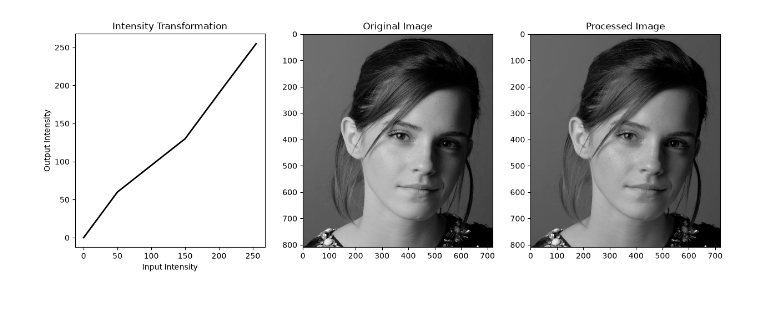
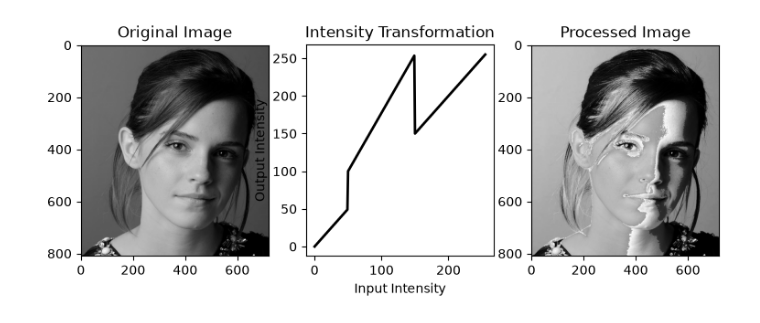
Before and after one commit to Isira-Himal-Perera/EN3160-Image-Processing-and-Computer-Vision, a Jupyter notebook: assignment-01/230486A_a01.ipynb, the cells around one changed output. Drawn from its saved outputs; the diff is of its cells as text; code cells hidden in the pictures.

```diff
--- a/assignment-01/230486A_a01.ipynb
+++ b/assignment-01/230486A_a01.ipynb
@@ -1,31 +1,41 @@
 # %%
 import numpy as np
 import matplotlib.pyplot as plt
 import cv2 as cv
 
 def intensity_transformation(im, breakpoints):
     input_values = breakpoints[:, 0]
     output_values = breakpoints[:, 1]
     transformed_im = np.interp(im.flatten(), input_values, output_values)
     return transformed_im.reshape(im.shape)
 
-breakpoints = np.array([[0, 0], [50, 60], [150, 130], [200, 190], [255, 255]], dtype=np.uint8)
+breakpoints = np.array([
+    [0, 0],
+    [50, 50],
+    [50, 100],
+    [150, 255],
+    [150, 150],
+    [255, 255]
+], dtype=np.uint8)
 
 x = np.arange(256, dtype=np.uint8)
 y = intensity_transformation(x, breakpoints)
 im = cv.imread('images/q1.jpeg', cv.IMREAD_GRAYSCALE)
 processed_im = intensity_transformation(im, breakpoints)
 
-fig, ax = plt.subplots(1, 3, figsize=(15, 5))
-ax[0].plot(x, y, 'black', linewidth=2)
-ax[0].set_xlabel('Input Intensity')
-ax[0].set_ylabel('Output Intensity')
-ax[0].set_title('Intensity Transformation')
-ax[1].imshow(im, cmap='gray')
-ax[1].set_title('Original Image')
+fig, ax = plt.subplots(1, 3, figsize=(9, 3))
+
+ax[0].imshow(im, cmap='gray')
+ax[0].set_title('Original Image')
+
+ax[1].plot(x, y, 'black', linewidth=2)
+ax[1].set_xlabel('Input Intensity')
+ax[1].set_ylabel('Output Intensity')
+ax[1].set_title('Intensity Transformation')
+
 ax[2].imshow(processed_im, cmap='gray')
 ax[2].set_title('Processed Image')
 
 plt.show()
 # %% [output]
-[figure, old version]
+[figure, new version]
```
Also changed, not shown: parts of 2 cells of this notebook.
